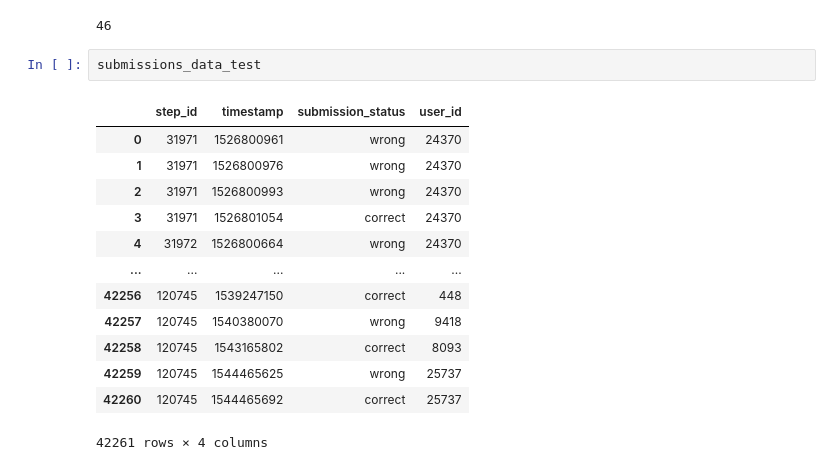
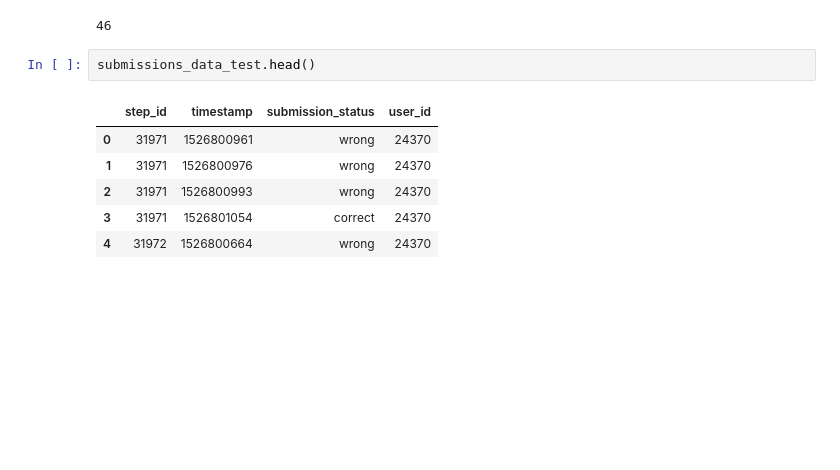
Before and after one commit to raent1/N_C_Projects, a Jupyter notebook: stepik_ml_contest/stepik_ml_project.ipynb, the cells around one changed output. Cells and saved outputs as stored; diff of their text form; blank space fills up the shorter version.

```diff
--- a/stepik_ml_contest/stepik_ml_project.ipynb
+++ b/stepik_ml_contest/stepik_ml_project.ipynb
@@ -792,18 +796,11 @@ submissions_data_test[submissions_data_test.submission_status == 'correct'].grou
 # %% [output]
 46
 # %%
-submissions_data_test
+submissions_data_test.head()
 # %% [output]
 |  | step_id | timestamp | submission_status | user_id |
 | 0 | 31971 | 1526800961 | wrong | 24370 |
 | 1 | 31971 | 1526800976 | wrong | 24370 |
 | 2 | 31971 | 1526800993 | wrong | 24370 |
 | 3 | 31971 | 1526801054 | correct | 24370 |
 | 4 | 31972 | 1526800664 | wrong | 24370 |
-| ... | ... | ... | ... | ... |
-| 42256 | 120745 | 1539247150 | correct | 448 |
-| 42257 | 120745 | 1540380070 | wrong | 9418 |
-| 42258 | 120745 | 1543165802 | correct | 8093 |
-| 42259 | 120745 | 1544465625 | wrong | 25737 |
-| 42260 | 120745 | 1544465692 | correct | 25737 |
-42261 rows × 4 columns
```
Also changed, not shown: parts of 8 cells of this notebook.
